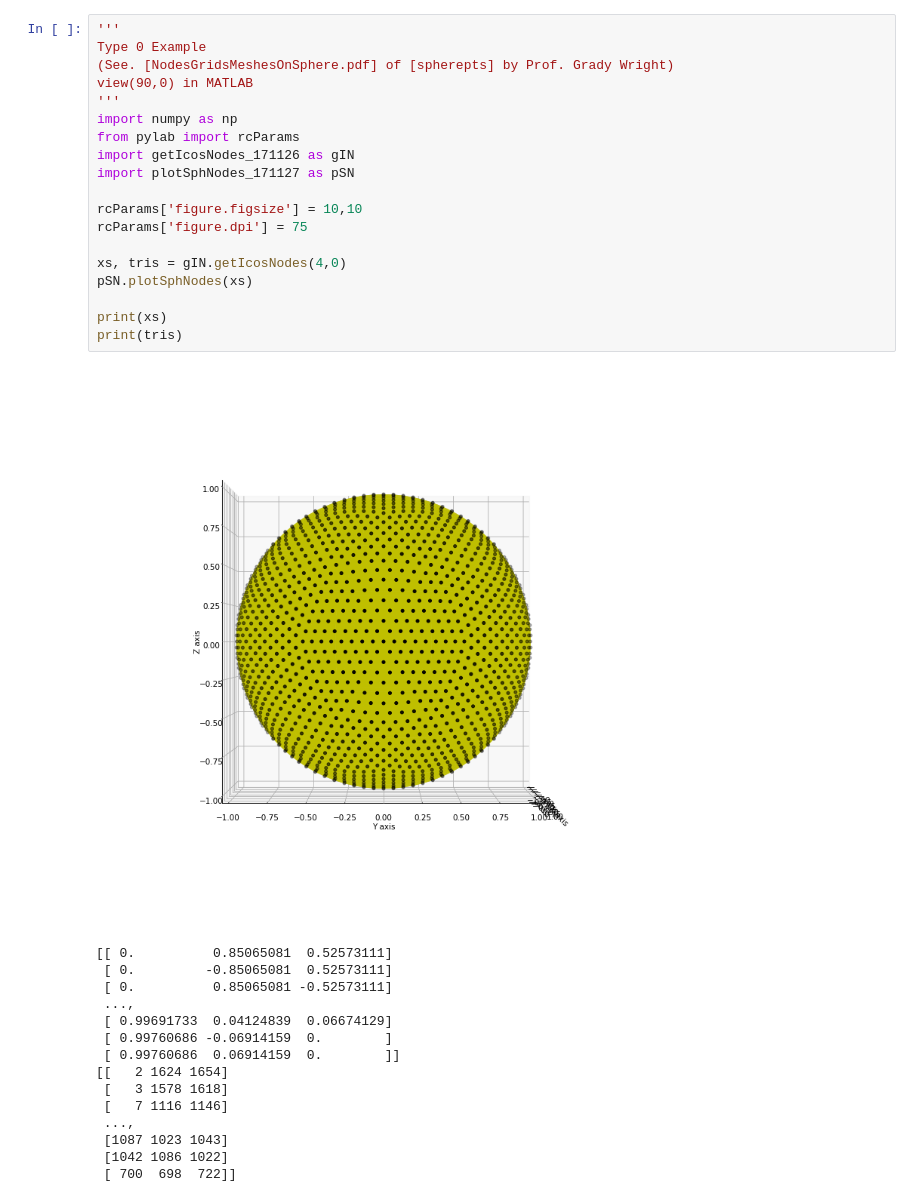
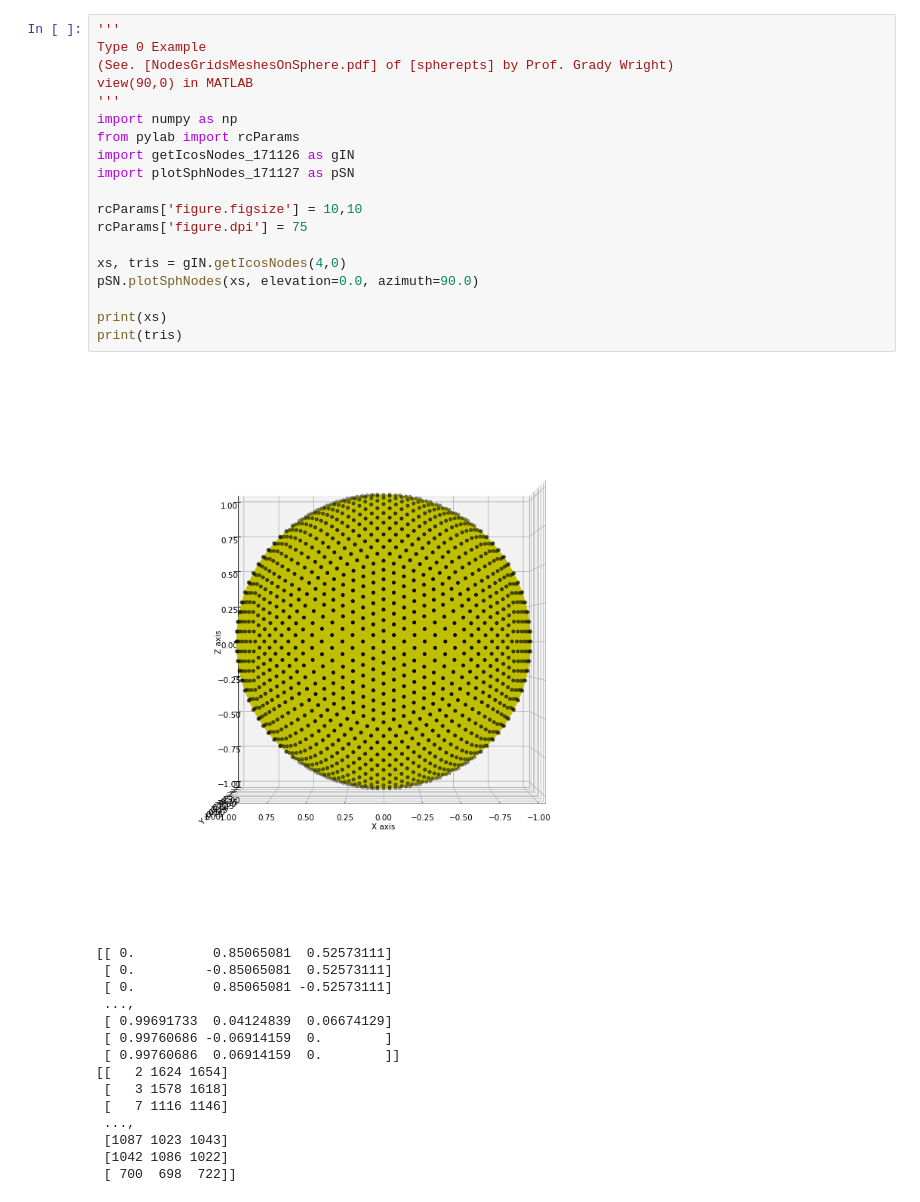
Before and after one commit to yasokada/pySpherepts_171126, a Jupyter notebook: samplePlotSphNodes_gIN_171127.ipynb, the cells around one changed output. Cells and saved outputs as stored; diff of their text form.

```diff
--- a/samplePlotSphNodes_gIN_171127.ipynb
+++ b/samplePlotSphNodes_gIN_171127.ipynb
@@ -1,24 +1,24 @@
 # %%
 '''
 Type 0 Example
 (See. [NodesGridsMeshesOnSphere.pdf] of [spherepts] by Prof. Grady Wright)
 view(90,0) in MATLAB
 '''
 import numpy as np
 from pylab import rcParams
 import getIcosNodes_171126 as gIN
 import plotSphNodes_171127 as pSN
 
 rcParams['figure.figsize'] = 10,10
 rcParams['figure.dpi'] = 75
 
 xs, tris = gIN.getIcosNodes(4,0)
-pSN.plotSphNodes(xs)
+pSN.plotSphNodes(xs, elevation=0.0, azimuth=90.0)
 
 print(xs)
 print(tris)
 # %% [output]
-[figure, old version]
+[figure, new version]
 [[ 0.          0.85065081  0.52573111]
  [ 0.         -0.85065081  0.52573111]
  [ 0.          0.85065081 -0.52573111]
```
Also changed, not shown: parts of 1 cell of this notebook, 1 other file.
